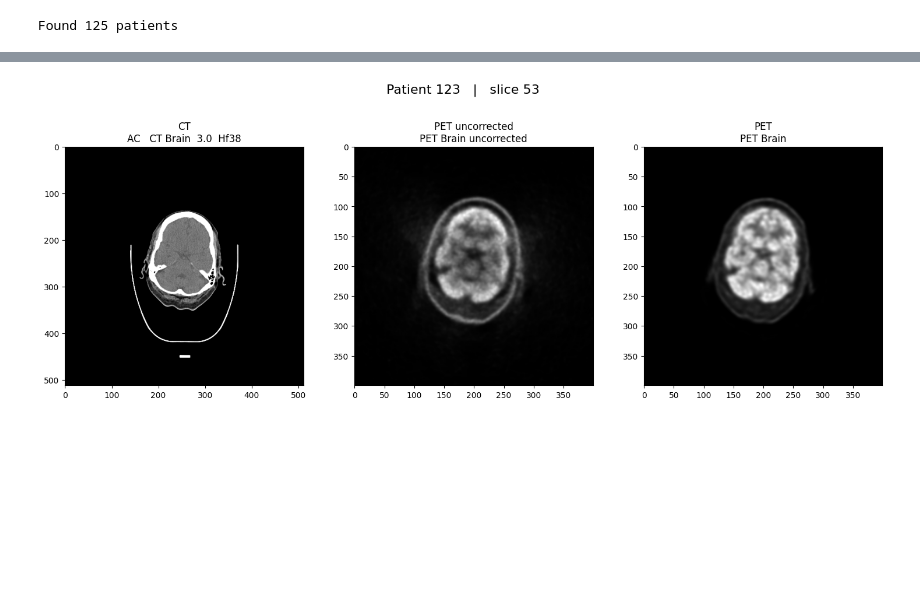
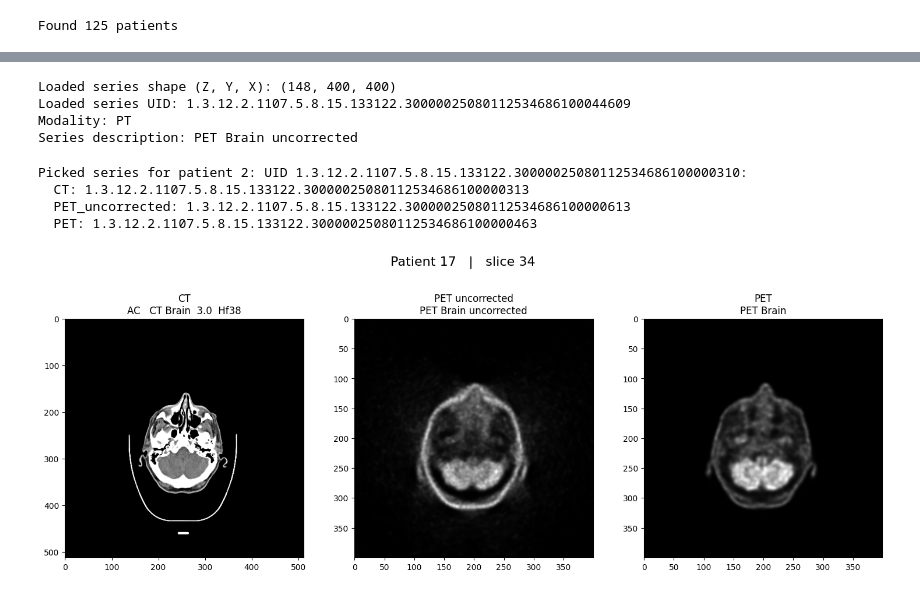
Before and after one commit to marktrix99/Understanding_DICOM, a Jupyter notebook: understanding_dicom_marko.ipynb, the cells around one changed output, grey strips where cells are left out. Cells and saved outputs as stored; diff of their text form; code cells hidden in the pictures; blank space fills up the shorter version.

Commit message:
separated CT PET PET_uncorrected
TODO: spacing and orientation

```diff
--- a/understanding_dicom_marko.ipynb
+++ b/understanding_dicom_marko.ipynb
@@ -198,7 +208,7 @@ Once the attributes are known, better work with visualization is available
 import numpy as np
 
 def sort_instances(files):
-    """Sort DICOM instance files into slice order."""
+    """Sort DICOM instance files into slice order. Returns list of pydicom datasets."""
     dsets = []
     for f in files:
         try:
@@ -208,7 +218,7 @@ def sort_instances(files):
             continue
 
     def z_key(ds):
-        ipp = getattr(ds, "ImagePositionPatient", None) #
+        ipp = getattr(ds, "ImagePositionPatient", None)
         if ipp is not None and len(ipp) == 3:
             return float(ipp[2])
         return float(getattr(ds, "InstanceNumber", 0))
@@ -218,7 +228,7 @@ def sort_instances(files):
 
 def load_volume_from_series(files, apply_rescale=True):
     """Load a DICOM series into a 3D numpy array (Z, Y, X)."""
-    dsets = sort_instances(files)
+    dsets = sort_instances(files) # get sorted pydicom datasets for this series on the axis of acquisition (Z)
     if not dsets:
         raise ValueError("No readable DICOM instances in this series.")
 
@@ -233,10 +243,26 @@ def load_volume_from_series(files, apply_rescale=True):
 
         vol.append(arr)
 
-    vol = np.stack(vol, axis=0)  # (Z, Y, X)
+    vol = np.stack(vol, axis=0)  # (Z, Y, X) classical
     return vol, dsets[0]         # return first ds for metadata
+# %%
+# Check series if it works, and
+series_uids = list(series.keys())
+idx = 148*2 # pick index you want:
+series_uid = series_uids[idx]
+files = series[series_uid]
+loaded_series = load_volume_from_series(files) # this will load the whole volume into memory, be careful with large series!
+print("Loaded series shape (Z, Y, X):", loaded_series[0].shape)
+print("Loaded series UID:", loaded_series[1].SeriesInstanceUID)
+print("Modality:", loaded_series[1].get("Modality", ""))
+print("Series description:", loaded_series[1].get("SeriesDescription", ""))
+# %% [output]
+Loaded series shape (Z, Y, X): (148, 400, 400)
+Loaded series UID: 1.3.12.2.1107.5.8.15.133122.30000025080112534686100044609
+Modality: PT
+Series description: PET Brain uncorrected
 # %%
-def pick_patient_series(patients_sorted, series_dict, patient_key):
+def series_per_patient(patients_sorted, series_dict, patient_key):
     """
     Returns dict with keys: 'CT', 'PET_uncorrected', 'PET'
     Values are series_uids (or None if not found).
@@ -255,7 +281,9 @@ def pick_patient_series(patients_sorted, series_dict, patient_key):
 
             ds = pydicom.dcmread(files[0], stop_before_pixels=True, force=True)
             mod = getattr(ds, "Modality", "")
-            desc = getattr(ds, "SeriesDescription", "") or ""
+            desc = getattr(ds, "SeriesDescription", "")
+            rows = int(getattr(ds, "Rows", -1))
+            cols = int(getattr(ds, "Columns", -1))
 
             if mod == "CT" and ct_uid is None:
                 ct_uid = suid
@@ -268,12 +296,27 @@ def pick_patient_series(patients_sorted, series_dict, patient_key):
                     if pet_c is None:
                         pet_c = suid
 
+
     return {"CT": ct_uid, "PET_uncorrected": pet_u, "PET": pet_c}
+# %%
+# use the function to pick series for a patient
+patient_keys = list(patients.keys())
+idx = 1 # pick patient index you want
+one_patient_key = patient_keys[idx]
+picked_series = series_per_patient(patients, series, one_patient_key)
+print(f"Picked series for patient {idx+1}: UID {one_patient_key}:")
+for key, suid in picked_series.items():
+    print(f"  {key}: {suid} ")
+# %% [output]
+Picked series for patient 2: UID 1.3.12.2.1107.5.8.15.133122.30000025080112534686100000310:
+  CT: 1.3.12.2.1107.5.8.15.133122.30000025080112534686100000313
+  PET_uncorrected: 1.3.12.2.1107.5.8.15.133122.30000025080112534686100000613
+  PET: 1.3.12.2.1107.5.8.15.133122.30000025080112534686100000463
 # %%
 import matplotlib.pyplot as plt
 
 def show_one_patient(patient_key, patients_sorted, series_dict, series_files_dict, slice_index=None, patient_label=None):
-    picked = pick_patient_series(patients_sorted, series_files_dict, patient_key)
+    picked = series_per_patient(patients_sorted, series_files_dict, patient_key)
 
     if picked["CT"] is None and picked["PET_uncorrected"] is None and picked["PET"] is None:
         raise ValueError("No CT/PET series found for this patient.")
@@ -325,23 +368,23 @@ def show_one_patient(patient_key, patients_sorted, series_dict, series_files_dic
 # %%
 patient_keys = list(patients.keys())
 
 #Choose a patient index
-idx = 122
+idx = 16
 one_patient_key = patient_keys[idx]
 
 #Choose a slice index
-slc_idx = 53
+slc_idx = 34
 
 show_one_patient(
     patient_key=one_patient_key,
     patients_sorted=patients,
     series_dict=None,               # not used in this version
     series_files_dict=series,       # your {series_uid: [files]}
     slice_index=slc_idx,
     patient_label =f"Patient {idx+1}"             # middle slice
 )
 # %% [output]
-[figure, old version]
+[figure, new version]
 # %%
 for slc in range(slc_idx-40,slc_idx, 4):
     show_one_patient(
```
Also changed, not shown: parts of 9 cells of this notebook, 1 other file.
